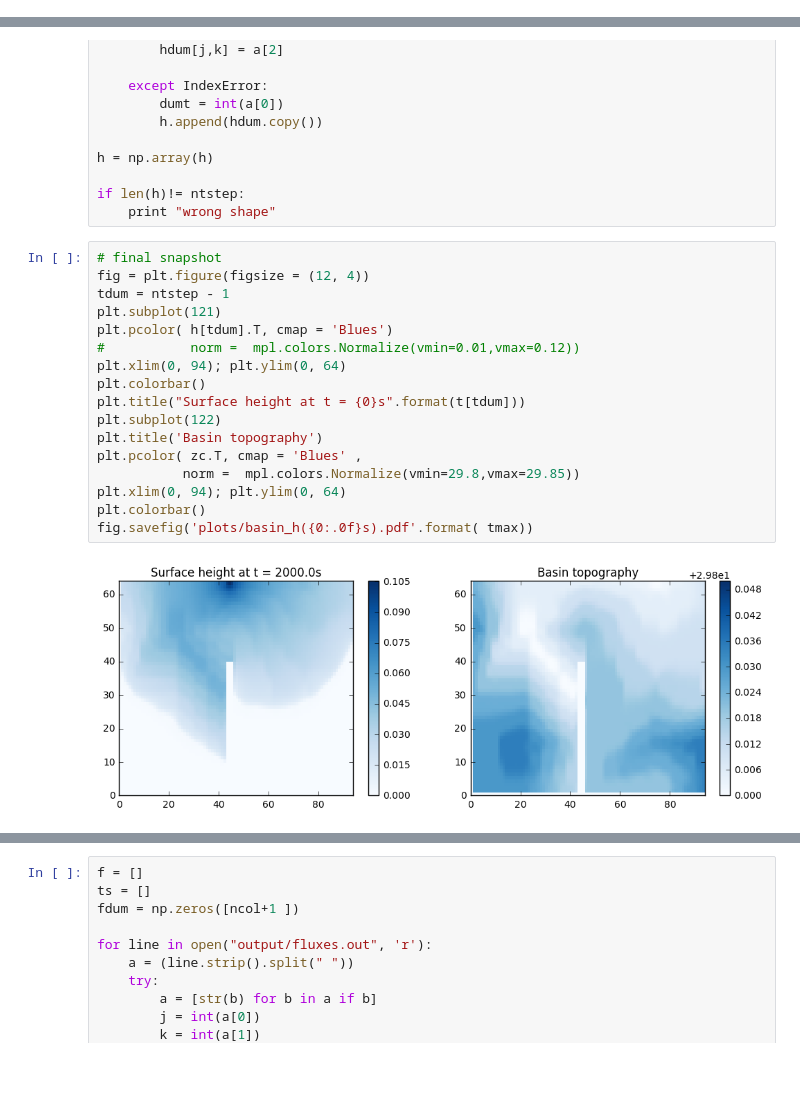
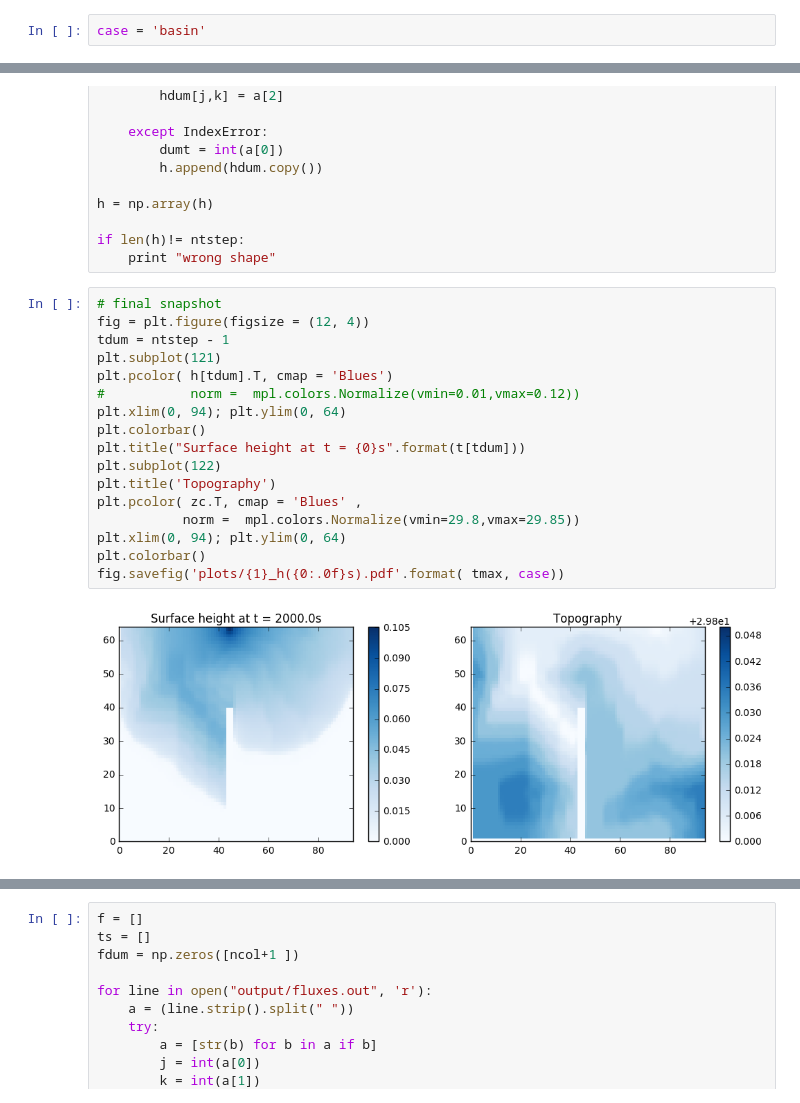
Before and after one commit to octavia-crompton/SWE, a Jupyter notebook: basin/animations - basin.ipynb, the cells around one changed output, grey strips where cells are left out. Cells and saved outputs as stored; diff of their text form; blank space fills up the shorter version.

```diff
--- a/basin/animations - basin.ipynb
+++ b/basin/animations - basin.ipynb
@@ -1,3 +1,5 @@
+# %%
+case = 'basin'
 # %%
 %matplotlib inline
 # %%
@@ -187,22 +190,22 @@ if len(h)!= ntstep:
 # %%
 # final snapshot
 fig = plt.figure(figsize = (12, 4))
 tdum = ntstep - 1
 plt.subplot(121)
 plt.pcolor( h[tdum].T, cmap = 'Blues')
 #           norm =  mpl.colors.Normalize(vmin=0.01,vmax=0.12))
 plt.xlim(0, 94); plt.ylim(0, 64)
 plt.colorbar()
 plt.title("Surface height at t = {0}s".format(t[tdum]))
 plt.subplot(122)
-plt.title('Basin topography')
+plt.title('Topography')
 plt.pcolor( zc.T, cmap = 'Blues' ,
            norm =  mpl.colors.Normalize(vmin=29.8,vmax=29.85))
 plt.xlim(0, 94); plt.ylim(0, 64)
 plt.colorbar()
-fig.savefig('plots/basin_h({0:.0f}s).pdf'.format( tmax))
+fig.savefig('plots/{1}_h({0:.0f}s).pdf'.format( tmax, case))
 # %% [output]
-[figure, old version]
+[figure, new version]
 # %%
 fig2 = plt.figure()
 ims = []
```
Also changed, not shown: parts of 11 cells of this notebook, 33 other files.
